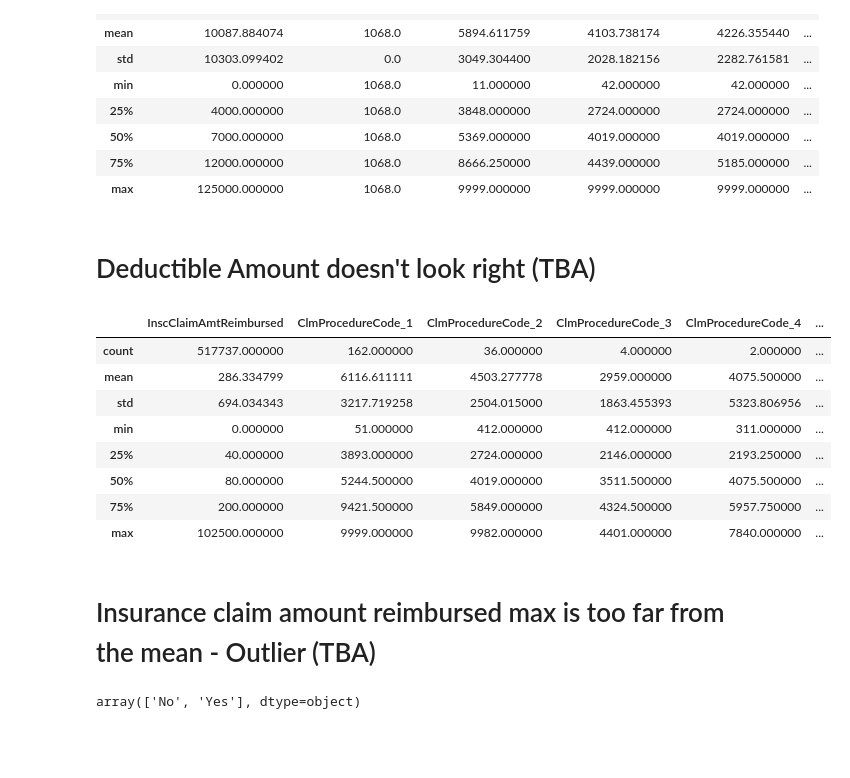
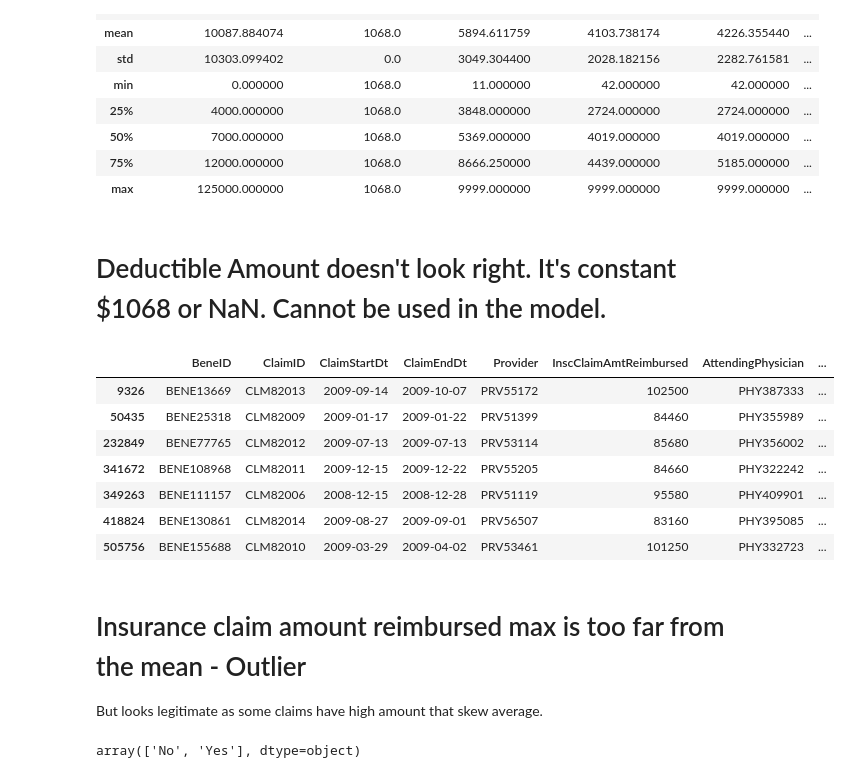
Before and after one commit to supernaut11/data602-final-project, a Jupyter notebook: src/Data602.ipynb, the cells around one changed output. Cells and saved outputs as stored; diff of their text form; code cells hidden in the pictures; blank space fills up the shorter version.

```diff
--- a/src/Data602.ipynb
+++ b/src/Data602.ipynb
@@ -103,21 +105,22 @@ trn_inpat.describe()
 | 75% | 12000.000000 | 1068.0 | 8666.250000 | 4439.000000 | 5185.000000 | ... |
 | max | 125000.000000 | 1068.0 | 9999.000000 | 9999.000000 | 9999.000000 | ... |
 # %% [markdown]
-# Deductible Amount doesn't look right (TBA)
+# Deductible Amount doesn't look right. It's constant $1068 or NaN. Cannot be used in the model.
 # %%
 trn_outpat.describe()
+trn_outpat[trn_outpat['InscClaimAmtReimbursed'] > 50000]
 # %% [output]
-|  | InscClaimAmtReimbursed | ClmProcedureCode_1 | ClmProcedureCode_2 | ClmProcedureCode_3 | ClmProcedureCode_4 | ... |
-| count | 517737.000000 | 162.000000 | 36.000000 | 4.000000 | 2.000000 | ... |
-| mean | 286.334799 | 6116.611111 | 4503.277778 | 2959.000000 | 4075.500000 | ... |
-| std | 694.034343 | 3217.719258 | 2504.015000 | 1863.455393 | 5323.806956 | ... |
-| min | 0.000000 | 51.000000 | 412.000000 | 412.000000 | 311.000000 | ... |
-| 25% | 40.000000 | 3893.000000 | 2724.000000 | 2146.000000 | 2193.250000 | ... |
-| 50% | 80.000000 | 5244.500000 | 4019.000000 | 3511.500000 | 4075.500000 | ... |
-| 75% | 200.000000 | 9421.500000 | 5849.000000 | 4324.500000 | 5957.750000 | ... |
-| max | 102500.000000 | 9999.000000 | 9982.000000 | 4401.000000 | 7840.000000 | ... |
+|  | BeneID | ClaimID | ClaimStartDt | ClaimEndDt | Provider | InscClaimAmtReimbursed | AttendingPhysician | ... |
+| 9326 | BENE13669 | CLM82013 | 2009-09-14 | 2009-10-07 | PRV55172 | 102500 | PHY387333 | ... |
+| 50435 | BENE25318 | CLM82009 | 2009-01-17 | 2009-01-22 | PRV51399 | 84460 | PHY355989 | ... |
+| 232849 | BENE77765 | CLM82012 | 2009-07-13 | 2009-07-13 | PRV53114 | 85680 | PHY356002 | ... |
+| 341672 | BENE108968 | CLM82011 | 2009-12-15 | 2009-12-22 | PRV55205 | 84660 | PHY322242 | ... |
+| 349263 | BENE111157 | CLM82006 | 2008-12-15 | 2008-12-28 | PRV51119 | 95580 | PHY409901 | ... |
+| 418824 | BENE130861 | CLM82014 | 2009-08-27 | 2009-09-01 | PRV56507 | 83160 | PHY395085 | ... |
+| 505756 | BENE155688 | CLM82010 | 2009-03-29 | 2009-04-02 | PRV53461 | 101250 | PHY332723 | ... |
 # %% [markdown]
-# Insurance claim amount reimbursed max is too far from the mean - Outlier (TBA)
+# Insurance claim amount reimbursed max is too far from the mean - Outlier
+But looks legitimate as some claims have high amount that skew average.
 # %%
 trn_tv['PotentialFraud'].unique()
 # %% [output]
```
Also changed, not shown: parts of 11 cells of this notebook.
